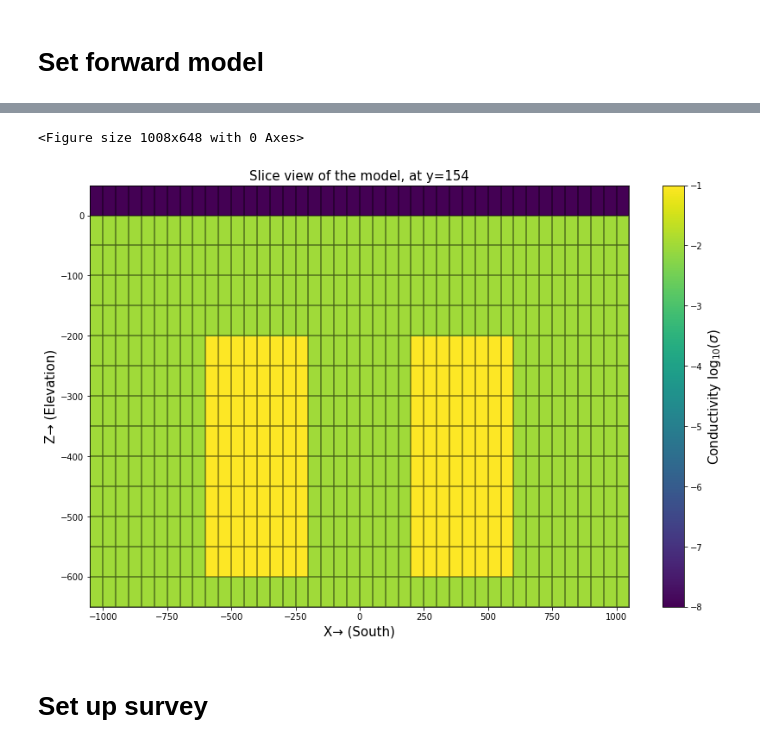
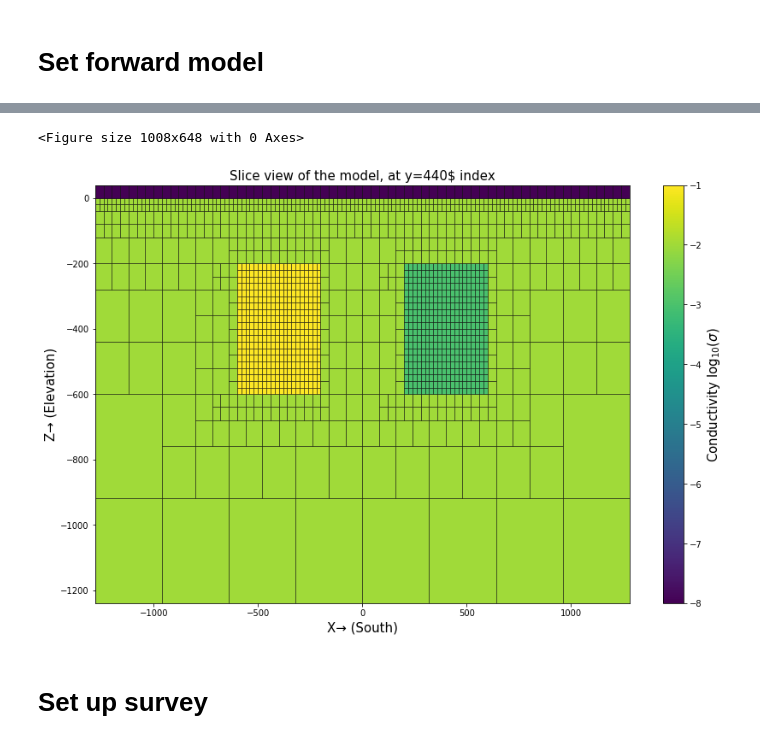
Before and after one commit to CSM-CGEM/cgem-simpeg-examples, a Jupyter notebook: fdem/3D FD CSEM tree mesh example .ipynb, the cells around one changed output, grey strips where cells are left out. Drawn from its saved outputs; the diff is of its cells as text; code cells hidden in the pictures.

```diff
--- a/fdem/3D FD CSEM tree mesh example .ipynb
+++ b/fdem/3D FD CSEM tree mesh example .ipynb
@@ -83,13 +83,14 @@ def MultibodyTreeMesh3D(basemesh, x_bound, y_bound, z_bound, methods, tree_level
 
         for n in range(nbody):
             # Construct vectors of all vertices for nth anomalous body
-            xyz = spg.Utils.ndgrid([np.r_[x_bound[2*n],x_bound[2*n+1]],
+            xyz = spg.utils.ndgrid([np.r_[x_bound[2*n],x_bound[2*n+1]],
                                     np.r_[y_bound[2*n],y_bound[2*n+1]],
                                     np.r_[z_bound[2*n],z_bound[2*n+1]]])    # Extrate vertices for nth anomalous body
 
             # Discretize to finest cell size within rectangular box
             mesh = refine_tree_xyz(basemesh, xyz,
                                    octree_levels=[tree_level[3*n], tree_level[3*n+1], tree_level[3*n+2]],
+                                   #octree_levels_padding = [5, 5, 5]
                                    method=methods[n],
                                    finalize=False
                                   )
@@ -241,6 +242,6 @@ There are 105840 cells in the mesh
 # %%
 # Incorporate model value into the mesh
-sigma_list = np.r_[1e-8, 0.01, 0.1, 0.1]    # Conductivity for air whole space, host-rock half space, and anomalous block
+sigma_list = np.r_[1e-8, 0.01, 0.1, 0.001]    # Conductivity for air whole space, host-rock half space, and anomalous block
 
 '''
 # Section below is one example to set different region for physical values for tensor mesh.
@@ -271,36 +272,36 @@ x_bound_source=[mesh.gridFx.min(), mesh.gridFx.max(),    # Air layer
                ]
 y_bound_source=[mesh.gridFy.min(), mesh.gridFy.max(),
                 mesh.gridFy.min(), mesh.gridFy.max(),
                 800, 1200,
                 800, 1200
                ]
 z_bound_source=[0, mesh.gridFz.max(),
                 mesh.gridFz.min(), 0,
                 -600, -200,
                 -600, -200
                ]
 
 # Fill the meshed space with model values
 sigma = ModelConstruct3D(mesh, sigma_list, x_bound_source, y_bound_source, z_bound_source)    # Fill model values to the mesh
 
 # Plot the model, slice view
 modelfig = plt.figure(2)
 slicenorm = 'y'
-slice_position = npady+int(0.86*n_core_y)
+slice_position = int(0.86*nbc_y)
 modelplot = mesh.plotSlice(np.log10(sigma), normal=slicenorm, ind=slice_position, grid=True)
 if slicenorm == 'y':
-    plt.title(f'Slice view of the model, at y={slice_position}', fontsize=15)
+    plt.title(f'Slice view of the model, at y={slice_position}$ index', fontsize=15)
     plt.xlabel('X→ (South)', fontsize=15)
 if slicenorm == 'x':
     plt.title(f'Slice view of the model, at x={slice_position}', fontsize=15)
     plt.xlabel('Y→ (East)', fontsize=15)
 plt.ylabel('Z→ (Elevation)', fontsize=15)
 bar2 = plt.colorbar(modelplot[0])
 bar2.set_label(label='Conductivity $\log_{10}(\\sigma)$', fontsize=15)
 plt.show()
 # %% [output]
 <Figure size 1008x648 with 0 Axes>
-[figure, old version]
+[figure, new version]
 # %% [markdown]
 # Set up survey
 # %%
```
Also changed, not shown: parts of 9 cells of this notebook.
